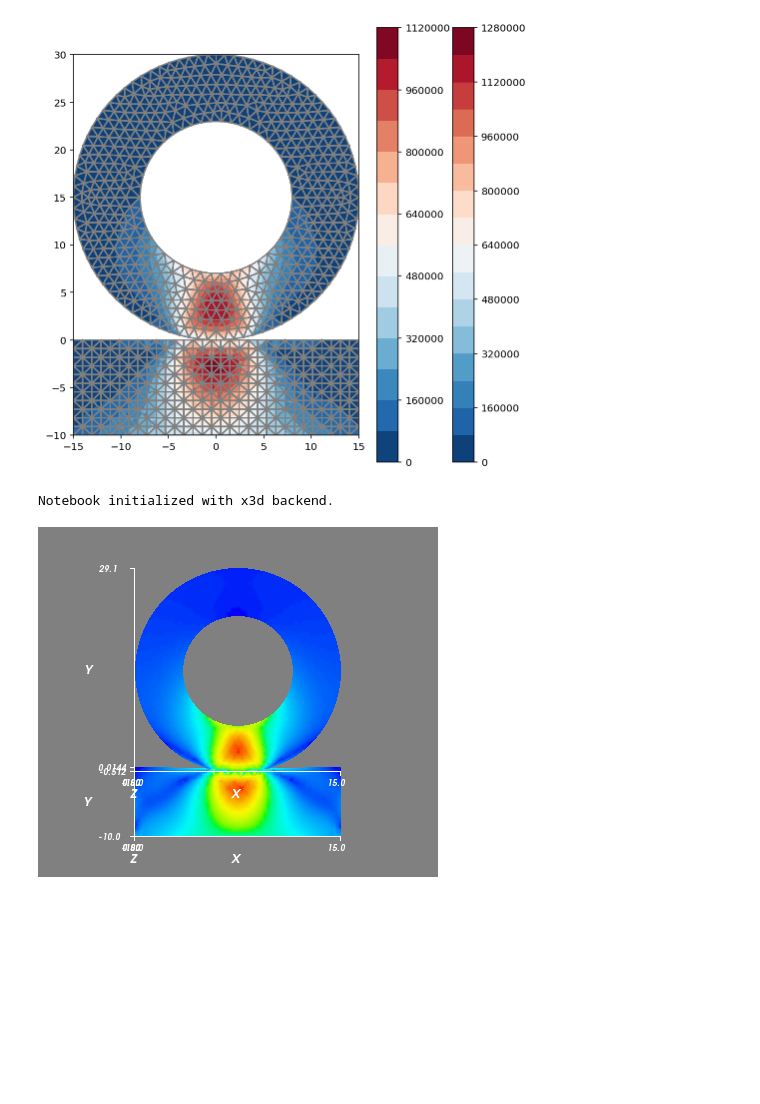
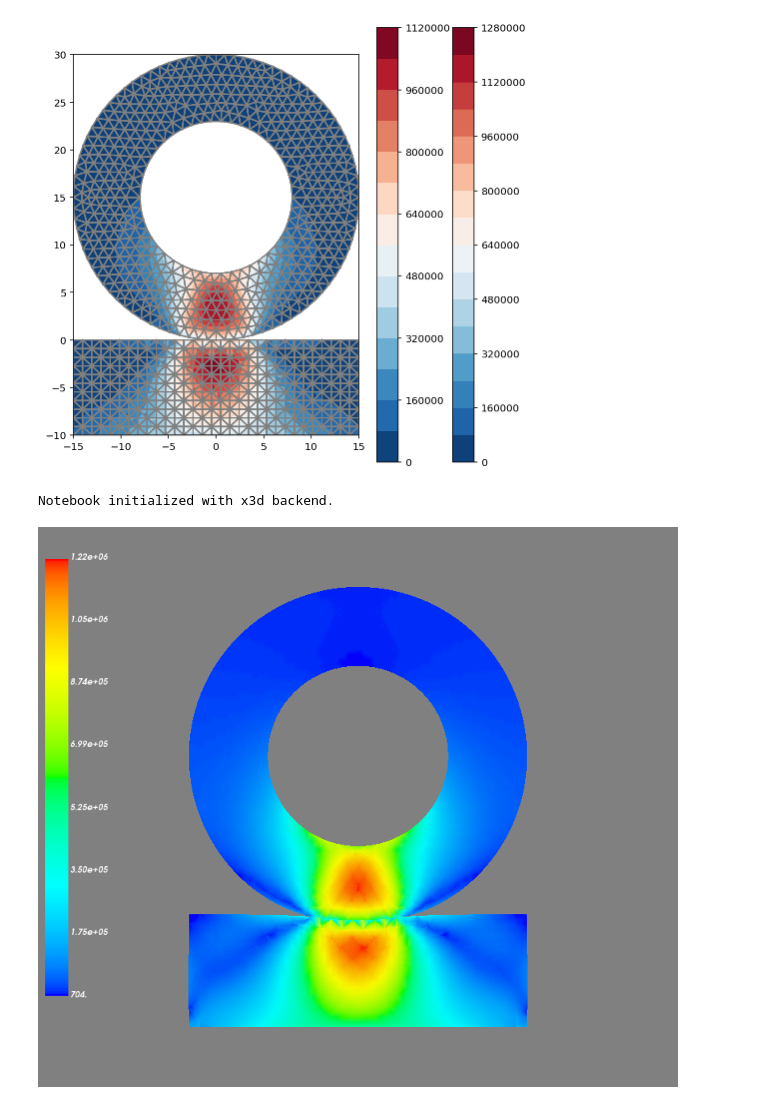
Before and after one commit to tkoyama010/techbookfest-getfem, a Jupyter notebook: doc/sphinx/source/wheel.ipynb, the cells around one changed output. Drawn from its saved outputs; the diff is of its cells as text; code cells hidden in the pictures; blank space fills up the shorter version.

```diff
--- a/doc/sphinx/source/wheel.ipynb
+++ b/doc/sphinx/source/wheel.ipynb
@@ -408,28 +404,28 @@ mfvm2.export_to_vtk('displacement_with_von_mises2.vtk', mfvm2,  VM2, 'Von Mises
 # %%
 # You can view solutions with for instance:
 # mayavi2 -d displacement_with_von_mises1.vtk -f WarpVector -m Surface -d displacement_with_von_mises2.vtk -f WarpVector -m Surface
 from mayavi import mlab
 
 filename = 'solutions.png'
 
 #%gui qt
 mlab.init_notebook()
 vtk_file_reader1 = mlab.pipeline.open('displacement_with_von_mises1.vtk')
 warp_vector1 = mlab.pipeline.warp_vector(vtk_file_reader1)
 surface1 = mlab.pipeline.surface(warp_vector1)
-axes1 = mlab.axes(surface1)
 
 vtk_file_reader2 = mlab.pipeline.open('displacement_with_von_mises2.vtk')
 warp_vector2 = mlab.pipeline.warp_vector(vtk_file_reader2)
 surface2 = mlab.pipeline.surface(warp_vector2)
-axes2 = mlab.axes(surface2)
+
+mlab.scalarbar(orientation='vertical')
 
 mlab.show()
-mlab.savefig(filename)
+mlab.savefig(filename, magnification=2)
 mlab.clf()
 
 from IPython.display import Image, display_png
 display_png(Image(filename))
 # %% [output]
 Notebook initialized with x3d backend.
-[figure, old version]
+[figure, new version]
```
Also changed, not shown: parts of 6 cells of this notebook.
